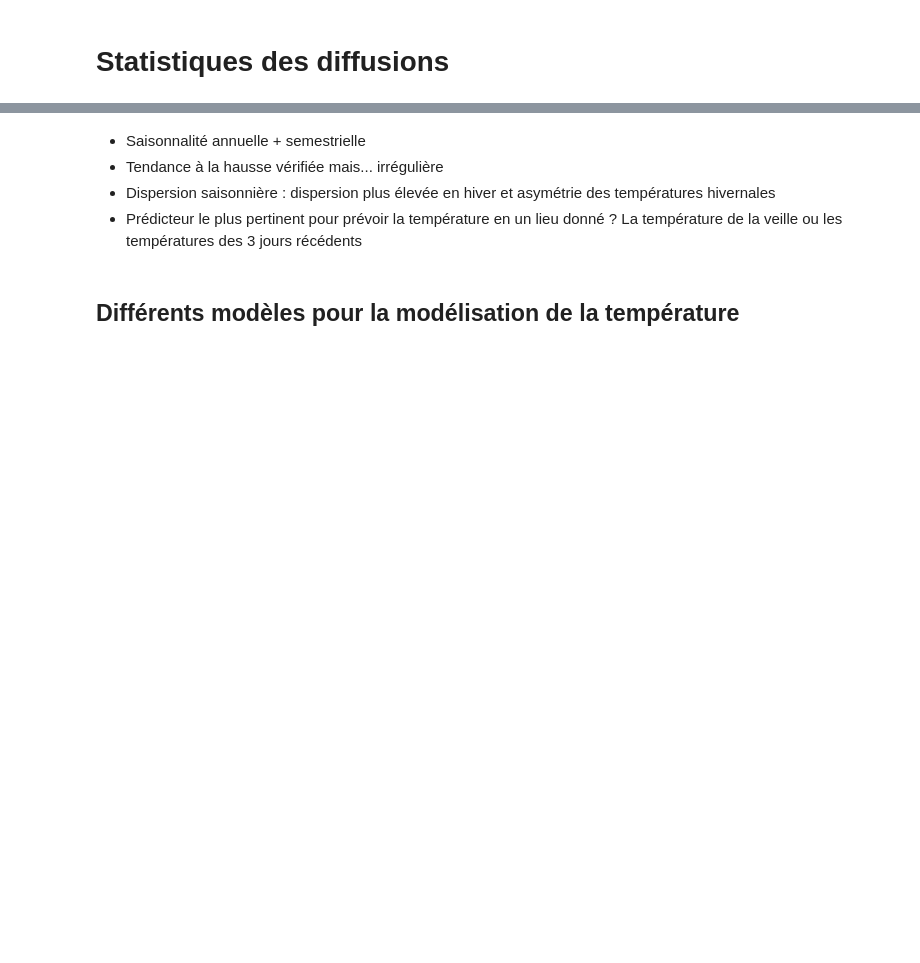
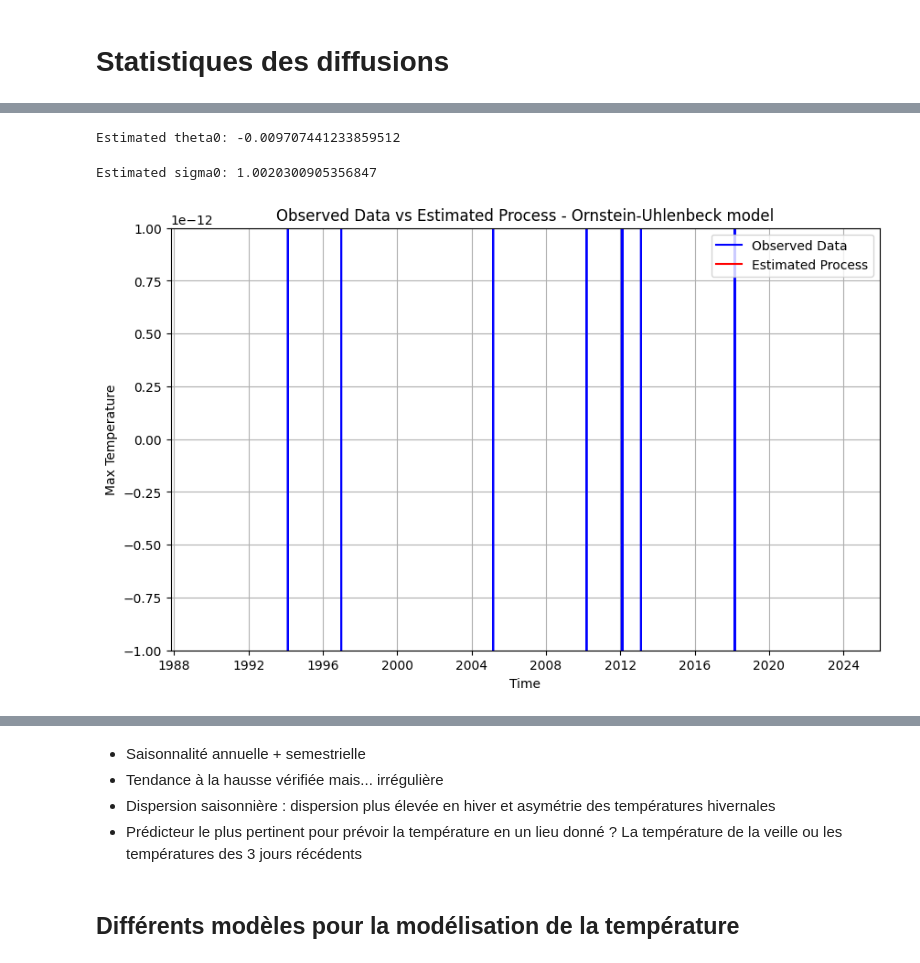
Before and after one commit to MartinMorange/Rosembaum, a Jupyter notebook: diffusion.ipynb, the cells around one changed output, grey strips where cells are left out. Saved outputs shown, nothing was run; the diff lists cells and outputs as text; code cells hidden in the pictures; blank space fills up the shorter version.

```diff
--- a/diffusion.ipynb
+++ b/diffusion.ipynb
@@ -23,0 +186,72 @@ Dans notre étude on se restreindra aux modèles de diffusion stationnaire ($\si
+# %%
+def calculate_theta0(data):
+    # Compute numerator: sum of X_{t_{i}-1} * X_{t_{i}}
+    numerator = np.sum(data[1:] * data[:-1])
+
+    # Compute denominator: sum of X_{t_{i-1}}^2
+    denominator = np.sum(data[:-1] ** 2)
+
+    # Compute theta0_hat using the formula
+    theta0_hat = np.log(numerator / denominator)
+
+    return theta0_hat
+
+# Example usage:
+# Assuming data is a numpy array containing temperature values for each day
+# Replace 'df['TX'].values' with your actual temperature data
+theta0_hat = calculate_theta0(df['TX'].values)
+print("Estimated theta0:", theta0_hat)
+# %% [output]
+Estimated theta0: -0.009707441233859512
+# %%
+def calculate_sigma0_squared(data, theta_hat):
+    # Compute the variance of the process
+    variance = np.var(data[1:] - np.exp(theta_hat) * data[:-1])
+
+    # Compute the number of observations
+    n = len(data)
+
+    # Compute sigma0_hat_squared using the formula
+    sigma0_hat_squared = (1 / (n * variance)) * np.sum((data[1:] - np.exp(theta_hat) * data[:-1]) ** 2)
+
+    return sigma0_hat_squared
+
+# Example usage:
+# Assuming data is a numpy array containing temperature values for each day
+# Replace 'df['TX'].values' with your actual temperature data
+# theta0_hat should be the previously calculated theta_hat
+sigma0_hat_squared = calculate_sigma0_squared(df['TX'].values, theta0_hat)
+print("Estimated sigma0:",  np.sqrt(sigma0_hat_squared))
+# %% [output]
+Estimated sigma0: 1.0020300905356847
+# %%
+import numpy as np
+import pandas as pd
+import matplotlib.pyplot as plt
+
+# Function to simulate the stochastic process
+def simulate_process(data, theta0, sigma0):
+    dt_days = 1  # Assuming dt is exactly 1 day
+    X = np.zeros(len(data))
+    X[0] = data.iloc[0]
+    for i in range(1, len(data)):
+        dW = np.sqrt(dt_days) * np.random.randn()
+        dX = theta0 * X[i-1] * dt_days + sigma0 * dW
+        X[i] = X[i-1] + dX
+    return X
+
+# Simulate the process using estimated parameters
+X_estimated = simulate_process(df['TX'], 0.1, 0.1)
+
+# Plot the observed data and the estimated process
+plt.figure(figsize=(10, 6))
+plt.plot(df.index, df['TX'], label='Observed Data', color='blue')
+plt.plot(df.index, X_estimated, label='Estimated Process', color='red')
+plt.xlabel('Time')
+plt.ylabel('Max Temperature')
+plt.title('Observed Data vs Estimated Process - Ornstein-Uhlenbeck model')
+plt.legend()
+plt.grid(True)
+plt.show()
+# %% [output]
+[figure, added]
```
Also changed, not shown: parts of 14 cells of this notebook, 2 other files.
